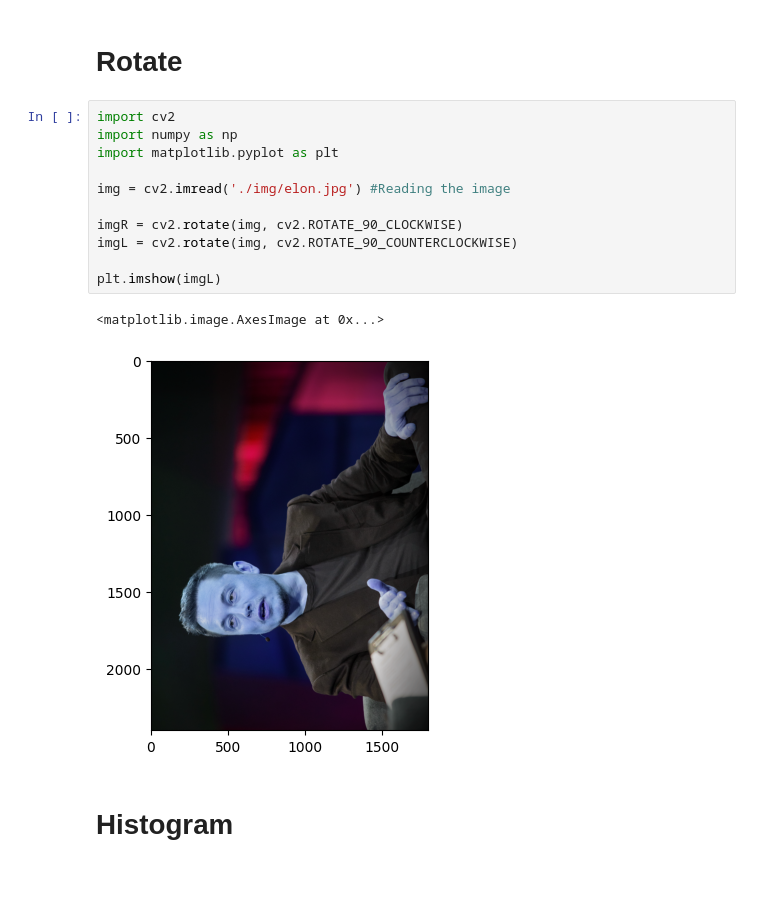
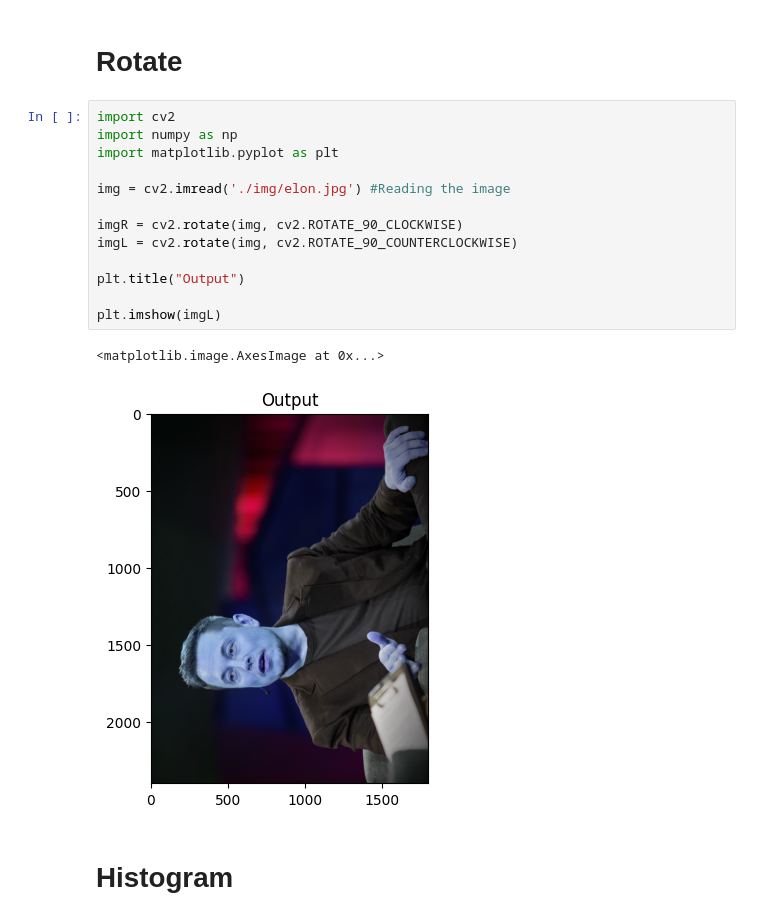
Before and after one commit to therahulsarkar/OpenCV-DIP, a Jupyter notebook: Demo.ipynb, the cells around one changed output. Saved outputs shown, nothing was run; the diff lists cells and outputs as text; blank space fills up the shorter version.

```diff
--- a/Demo.ipynb
+++ b/Demo.ipynb
@@ -27,17 +27,19 @@ plt.imshow(img)
 # %%
 import cv2
 import numpy as np
 import matplotlib.pyplot as plt
 
 img = cv2.imread('./img/elon.jpg') #Reading the image
 
 imgR = cv2.rotate(img, cv2.ROTATE_90_CLOCKWISE)
 imgL = cv2.rotate(img, cv2.ROTATE_90_COUNTERCLOCKWISE)
 
+plt.title("Output")
+
 plt.imshow(imgL)
 # %% [output]
 <matplotlib.image.AxesImage at 0x...>
-[figure, old version]
+[figure, new version]
 # %% [markdown]
 # Histogram
 # %%
```
Also changed, not shown: parts of 16 cells of this notebook, 4 other files.
